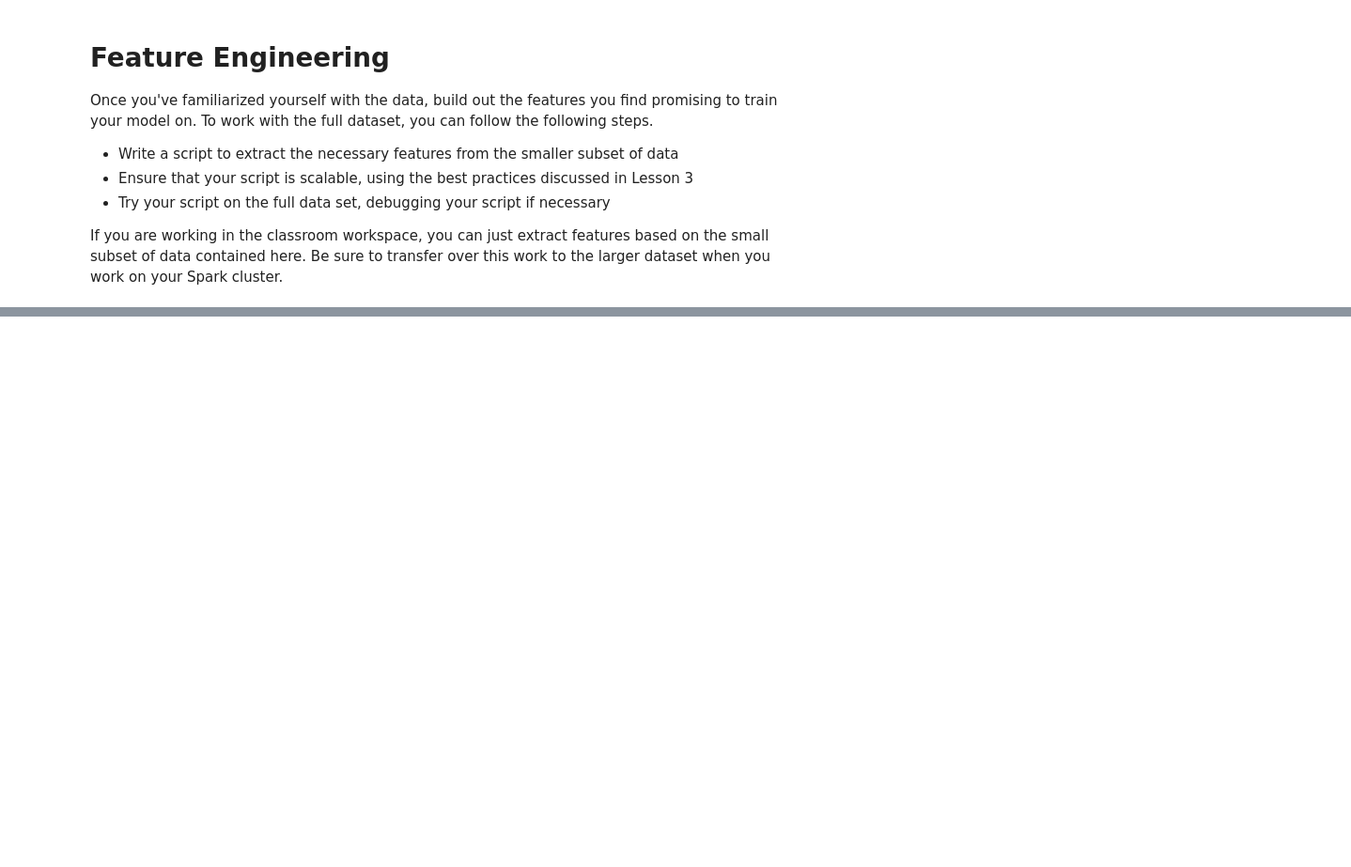
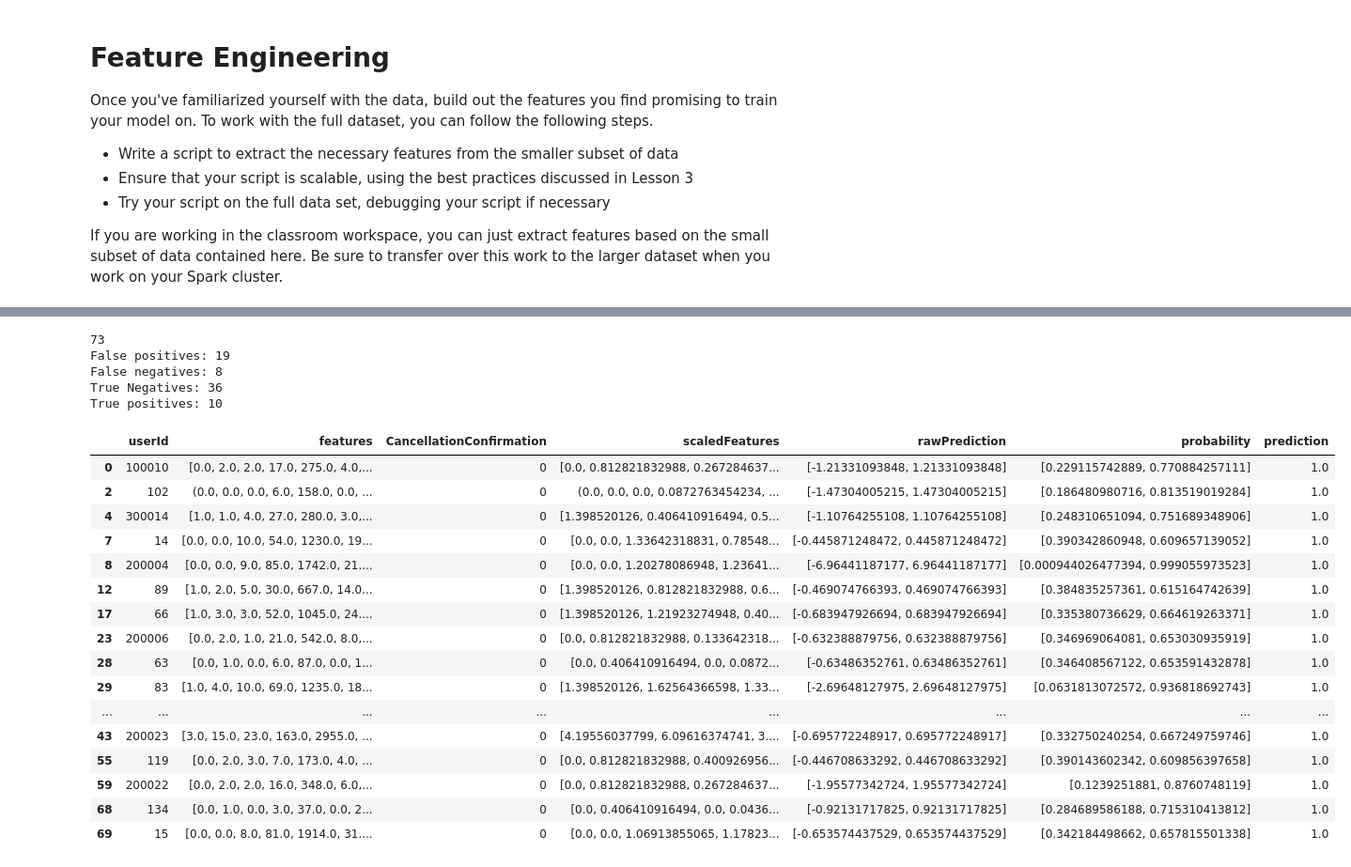
Before and after one commit to misrakberhe/sparkify, a Jupyter notebook: Sparkify.ipynb, the cells around one changed output, grey strips where cells are left out. Shown at 94% size. Drawn from its saved outputs; the diff is of its cells as text; code cells hidden in the pictures; blank space fills up the shorter version.

```diff
--- a/Sparkify.ipynb
+++ b/Sparkify.ipynb
@@ -300,0 +317,5 @@ final = assembled.select(['features',"CancellationConfirmation"])
+# %%
+
+splits = final.randomSplit([0.7, 0.3], seed=42) #42 seed for test
+train_df = splits[0]
+test_val = splits[1]
@@ -301,11 +335,12 @@ final = assembled.select(['features',"CancellationConfirmation"])
 # %%
+#scaling the vectors so that they can be used with the logisitic regression classifier
+#seperating the train and test so there are no data leak after its scaled
+
 from pyspark.ml.feature import StandardScaler
 
 scaler = StandardScaler(inputCol="features", outputCol="scaledFeatures")
 
-# Compute summary statistics by fitting the StandardScaler
-scalerModel = scaler.fit(final)
+scalerModel = scaler.fit(train_df)
 
 # Normalize each feature to have unit standard deviation.
-scaledData = scalerModel.transform(final)
-scaledData.show()
+scaledData = scalerModel.transform(train_df)
@@ -400,0 +352,8 @@ accuracy: 1.0
+# %%
+#adding weights
+spark.udf.register("weight", lambda x: (x+1)*0.23 if x == 0 else 1)
+
+train_df_model = spark.sql('''
+            select *, cast(weight(CancellationConfirmation) as float) as weight
+            from train
+''')
@@ -400,0 +406,4 @@ accuracy: 1.0
+# %%
+scaledtest = scalerModel.transform(test_val)
+
+prediction = cvModel.transform(scaledtest)
@@ -414,0 +511,33 @@ Clean up your code, adding comments and renaming variables to make the code easi
+# %%
+yaya = prediction.toPandas()
+
+print (len(yaya))
+print ("False positives: {} ".format(len(yaya[(yaya['prediction'] == 1) & (yaya['CancellationConfirmation'] == 0)])))
+print ("False negatives: {} ".format(len(yaya[(yaya['prediction'] == 0) & (yaya['CancellationConfirmation'] == 1)])))
+print ("True Negatives: {} ".format(len(yaya[(yaya['prediction'] == 0) & (yaya['CancellationConfirmation'] == 0)])))
+print ("True positives: {} ".format(len(yaya[(yaya['prediction'] == 1) & (yaya['CancellationConfirmation'] == 1)])))
+
+yaya[(yaya['prediction'] == 1) & (yaya['CancellationConfirmation'] == 0)]
+# %% [output]
+73
+False positives: 19
+False negatives: 8
+True Negatives: 36
+True positives: 10
+|  | userId | features | CancellationConfirmation | scaledFeatures | rawPrediction | probability | prediction |
+| 0 | 100010 | [0.0, 2.0, 2.0, 17.0, 275.0, 4.0,... | 0 | [0.0, 0.812821832988, 0.267284637... | [-1.21331093848, 1.21331093848] | [0.229115742889, 0.770884257111] | 1.0 |
+| 2 | 102 | (0.0, 0.0, 0.0, 6.0, 158.0, 0.0, ... | 0 | (0.0, 0.0, 0.0, 0.0872763454234, ... | [-1.47304005215, 1.47304005215] | [0.186480980716, 0.813519019284] | 1.0 |
+| 4 | 300014 | [1.0, 1.0, 4.0, 27.0, 280.0, 3.0,... | 0 | [1.398520126, 0.406410916494, 0.5... | [-1.10764255108, 1.10764255108] | [0.248310651094, 0.751689348906] | 1.0 |
+| 7 | 14 | [0.0, 0.0, 10.0, 54.0, 1230.0, 19... | 0 | [0.0, 0.0, 1.33642318831, 0.78548... | [-0.445871248472, 0.445871248472] | [0.390342860948, 0.609657139052] | 1.0 |
+| 8 | 200004 | [0.0, 0.0, 9.0, 85.0, 1742.0, 21.... | 0 | [0.0, 0.0, 1.20278086948, 1.23641... | [-6.96441187177, 6.96441187177] | [0.000944026477394, 0.999055973523] | 1.0 |
+| 12 | 89 | [1.0, 2.0, 5.0, 30.0, 667.0, 14.0... | 0 | [1.398520126, 0.812821832988, 0.6... | [-0.469074766393, 0.469074766393] | [0.384835257361, 0.615164742639] | 1.0 |
+| 17 | 66 | [1.0, 3.0, 3.0, 52.0, 1045.0, 24.... | 0 | [1.398520126, 1.21923274948, 0.40... | [-0.683947926694, 0.683947926694] | [0.335380736629, 0.664619263371] | 1.0 |
+| 23 | 200006 | [0.0, 2.0, 1.0, 21.0, 542.0, 8.0,... | 0 | [0.0, 0.812821832988, 0.133642318... | [-0.632388879756, 0.632388879756] | [0.346969064081, 0.653030935919] | 1.0 |
+| 28 | 63 | [0.0, 1.0, 0.0, 6.0, 87.0, 0.0, 1... | 0 | [0.0, 0.406410916494, 0.0, 0.0872... | [-0.63486352761, 0.63486352761] | [0.346408567122, 0.653591432878] | 1.0 |
+| 29 | 83 | [1.0, 4.0, 10.0, 69.0, 1235.0, 18... | 0 | [1.398520126, 1.62564366598, 1.33... | [-2.69648127975, 2.69648127975] | [0.0631813072572, 0.936818692743] | 1.0 |
+| ... | ... | ... | ... | ... | ... | ... | ... |
+| 43 | 200023 | [3.0, 15.0, 23.0, 163.0, 2955.0, ... | 0 | [4.19556037799, 6.09616374741, 3.... | [-0.695772248917, 0.695772248917] | [0.332750240254, 0.667249759746] | 1.0 |
+| 55 | 119 | [0.0, 2.0, 3.0, 7.0, 173.0, 4.0, ... | 0 | [0.0, 0.812821832988, 0.400926956... | [-0.446708633292, 0.446708633292] | [0.390143602342, 0.609856397658] | 1.0 |
+| 59 | 200022 | [0.0, 2.0, 2.0, 16.0, 348.0, 6.0,... | 0 | [0.0, 0.812821832988, 0.267284637... | [-1.95577342724, 1.95577342724] | [0.1239251881, 0.8760748119] | 1.0 |
+| 68 | 134 | [0.0, 1.0, 0.0, 3.0, 37.0, 0.0, 2... | 0 | [0.0, 0.406410916494, 0.0, 0.0436... | [-0.92131717825, 0.92131717825] | [0.284689586188, 0.715310413812] | 1.0 |
+| 69 | 15 | [0.0, 0.0, 8.0, 81.0, 1914.0, 31.... | 0 | [0.0, 0.0, 1.06913855065, 1.17823... | [-0.653574437529, 0.653574437529] | [0.342184498662, 0.657815501338] | 1.0 |
```
Also changed, not shown: parts of 37 cells of this notebook.
